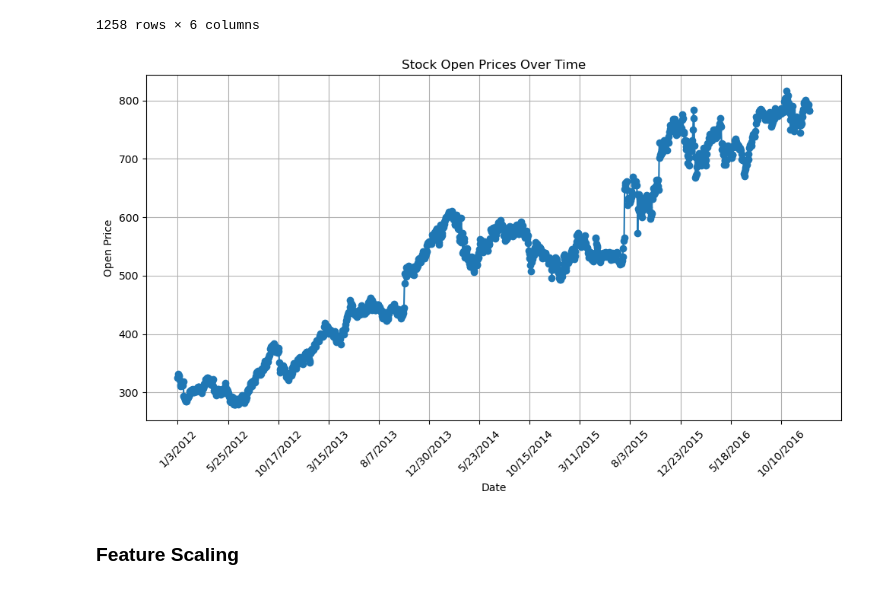
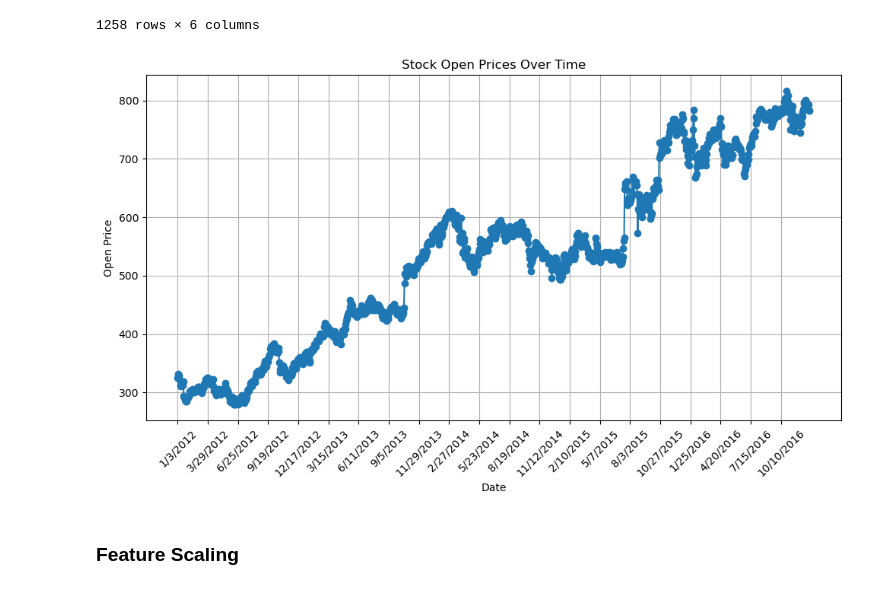
Before and after one commit to abdelqoddousferdous/Recurrent_Neural_Networks, a Jupyter notebook: rnn.ipynb, the cells around one changed output. Saved outputs shown, nothing was run; the diff lists cells and outputs as text; code cells hidden in the pictures.

```diff
--- a/rnn.ipynb
+++ b/rnn.ipynb
@@ -32,17 +32,17 @@ dataset_train
 # %%
 plt.figure(figsize=(10, 6))
 plt.plot(dataset_train['Date'], dataset_train['Open'], marker='o', linestyle='-')
 plt.title('Stock Open Prices Over Time')
 plt.xlabel('Date')
 plt.ylabel('Open Price')
-n = 100
+n = 60
 plt.xticks(range(0, len(dataset_train['Date']), n), dataset_train['Date'].iloc[::n], rotation=45)
 
 plt.tight_layout()  # Adjust layout to prevent clipping of labels
 plt.grid(True)  # Add gridlines
 plt.show()
 # %% [output]
-[figure, old version]
+[figure, new version]
 # %% [markdown]
 ### Feature Scaling
 # %%
```
Also changed, not shown: parts of 1 cell of this notebook.
